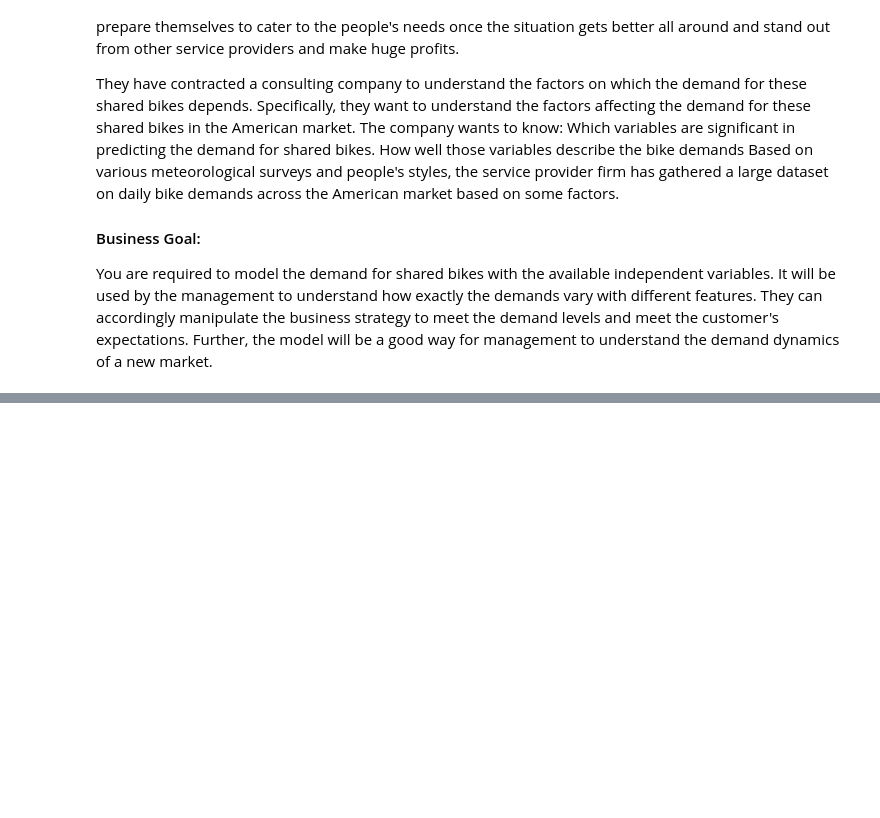
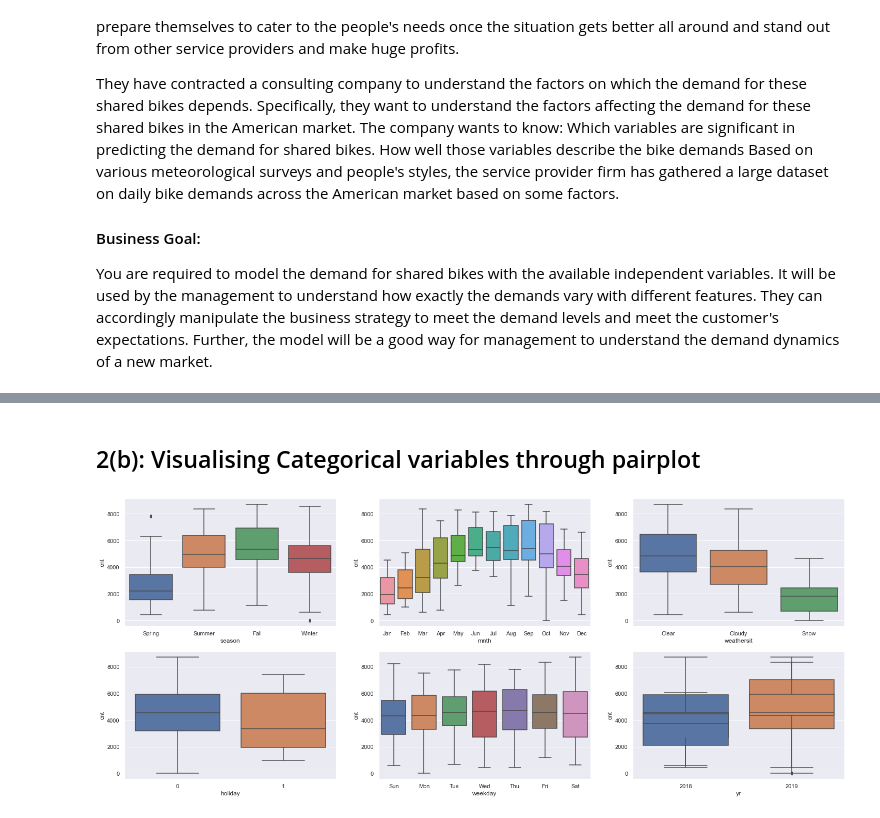
Before and after one commit to singhsushilmle/BikeSharing, a Jupyter notebook: BikeSharing.ipynb, the cells around one changed output, grey strips where cells are left out. Saved outputs shown, nothing was run; the diff lists cells and outputs as text; code cells hidden in the pictures; blank space fills up the shorter version.

```diff
--- a/BikeSharing.ipynb
+++ b/BikeSharing.ipynb
@@ -711,0 +336,33 @@ Covariance Type:            nonrobust
+# %% [markdown]
+## 2(b): Visualising Categorical variables through pairplot
+# %%
+plt.figure(figsize=(25, 10))
+plt.subplot(2,3,1)
+sns.boxplot(x = 'season', y = 'cnt', data = bike)
+plt.subplot(2,3,2)
+sns.boxplot(x = 'mnth', y = 'cnt', data = bike)
+plt.subplot(2,3,3)
+sns.boxplot(x = 'weathersit', y = 'cnt', data = bike)
+plt.subplot(2,3,4)
+sns.boxplot(x = 'holiday', y = 'cnt', data = bike)
+plt.subplot(2,3,5)
+sns.boxplot(x = 'weekday', y = 'cnt', data = bike)
+plt.subplot(2,3,6)
+sns.boxplot(x = 'workingday', y = 'cnt', data = bike)
+plt.subplot(2,3,6)
+sns.boxplot(x = 'yr', y = 'cnt', data = bike)
+plt.show()
+
+# Observation:
+#    1. Season: Fall has highest demand for rental bikes and Spring has least. Season is good predictor for cnt.
+#    2. mnth: A clear trend of increasing bike booking from may to Sept. mnth is good predictor for cnt.
+#    3. weathersit: In a clear weather booking is high & in snow it's least. weathersit is also good predictor for cnt.
+#    4. holiday: On non holiday total bookings is higher Hence holiday is good variable for making prediction.
+#    5. weekday: Weekday is not showing any trend. NOT GOOD PREDICTOR FOR cnt.
+#       I will let the model decide if this needs to be added or not.
+#    6. Almost 69% of the bike booking were happening in ‘workingday’ with a median of close to 5000 booking.
+#       This indicates, workingday can be a good predictor for the dependent variable
+#    7. yr is also good predictor but we have only 2 years to compare so lets model to decide.
+###########################################################################################################################
+# %% [output]
+[figure, added]
```
Also changed, not shown: parts of 182 cells of this notebook.
